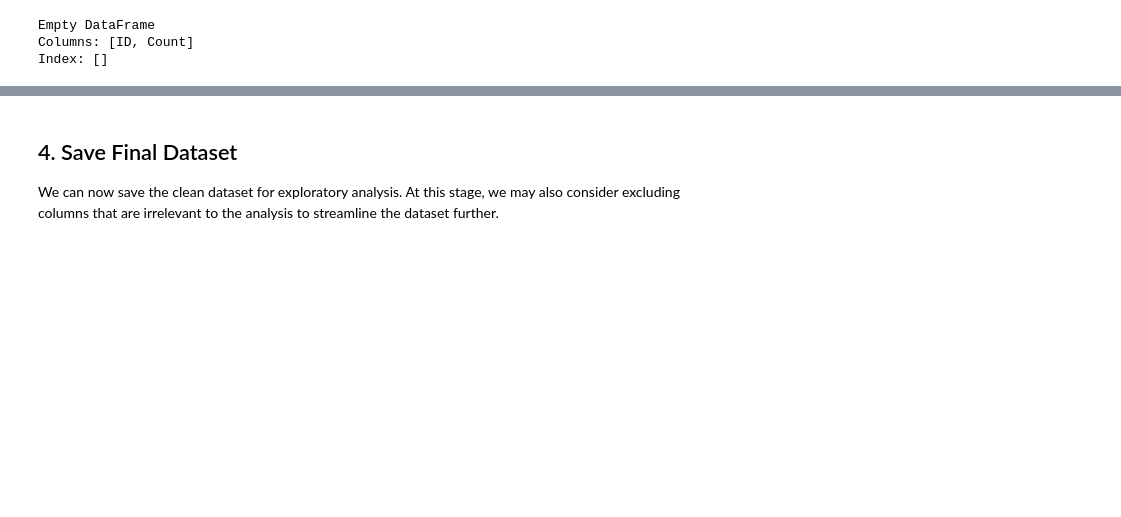
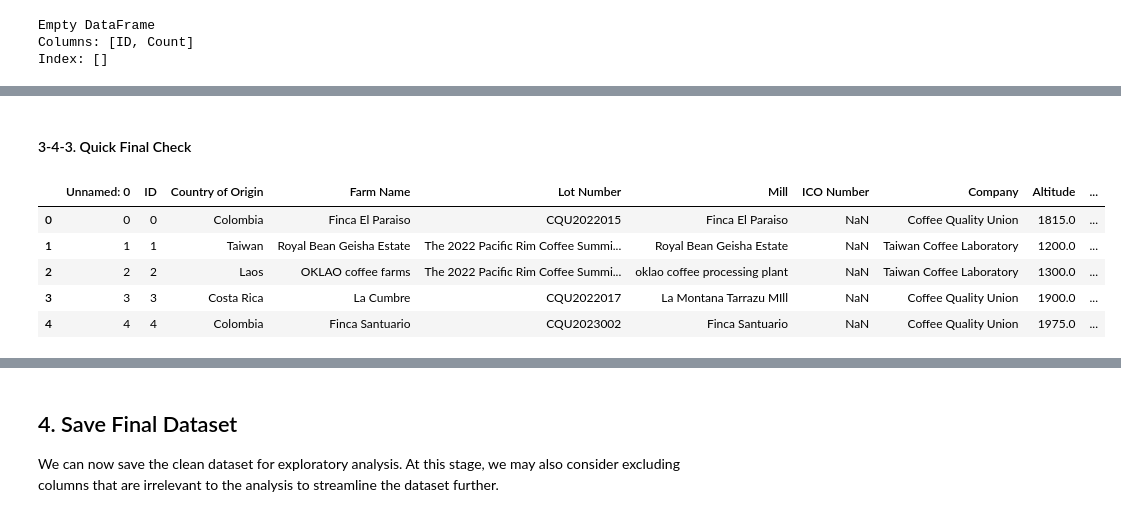
Before and after one commit to Lillian1070/showcase_python_dataCleaning_1, a Jupyter notebook: kaggle_coffeeBean_dataCleaning.ipynb, the cells around one changed output, grey strips where cells are left out. Cells and saved outputs as stored; diff of their text form; code cells hidden in the pictures; blank space fills up the shorter version.

```diff
--- a/kaggle_coffeeBean_dataCleaning.ipynb
+++ b/kaggle_coffeeBean_dataCleaning.ipynb
@@ -537,0 +903,4 @@ We can standardized the date time format for further analysis or modeling needs
+# %%
+df_adjust_date=df_formatted
+
+df_adjust_date['Grading Date'].value_counts()
@@ -537,0 +1005,11 @@ We can standardized the date time format for further analysis or modeling needs
+# %% [markdown]
+#### 3-4-3. Quick Final Check
+# %%
+df_adjust_date.head().iloc[:,:10]
+# %% [output]
+|  | Unnamed: 0 | ID | Country of Origin | Farm Name | Lot Number | Mill | ICO Number | Company | Altitude | ... |
+| 0 | 0 | 0 | Colombia | Finca El Paraiso | CQU2022015 | Finca El Paraiso | NaN | Coffee Quality Union | 1815.0 | ... |
+| 1 | 1 | 1 | Taiwan | Royal Bean Geisha Estate | The 2022 Pacific Rim Coffee Summi... | Royal Bean Geisha Estate | NaN | Taiwan Coffee Laboratory | 1200.0 | ... |
+| 2 | 2 | 2 | Laos | OKLAO coffee farms | The 2022 Pacific Rim Coffee Summi... | oklao coffee processing plant | NaN | Taiwan Coffee Laboratory | 1300.0 | ... |
+| 3 | 3 | 3 | Costa Rica | La Cumbre | CQU2022017 | La Montana Tarrazu MIll | NaN | Coffee Quality Union | 1900.0 | ... |
+| 4 | 4 | 4 | Colombia | Finca Santuario | CQU2023002 | Finca Santuario | NaN | Coffee Quality Union | 1975.0 | ... |
```
Also changed, not shown: parts of 50 cells of this notebook.
